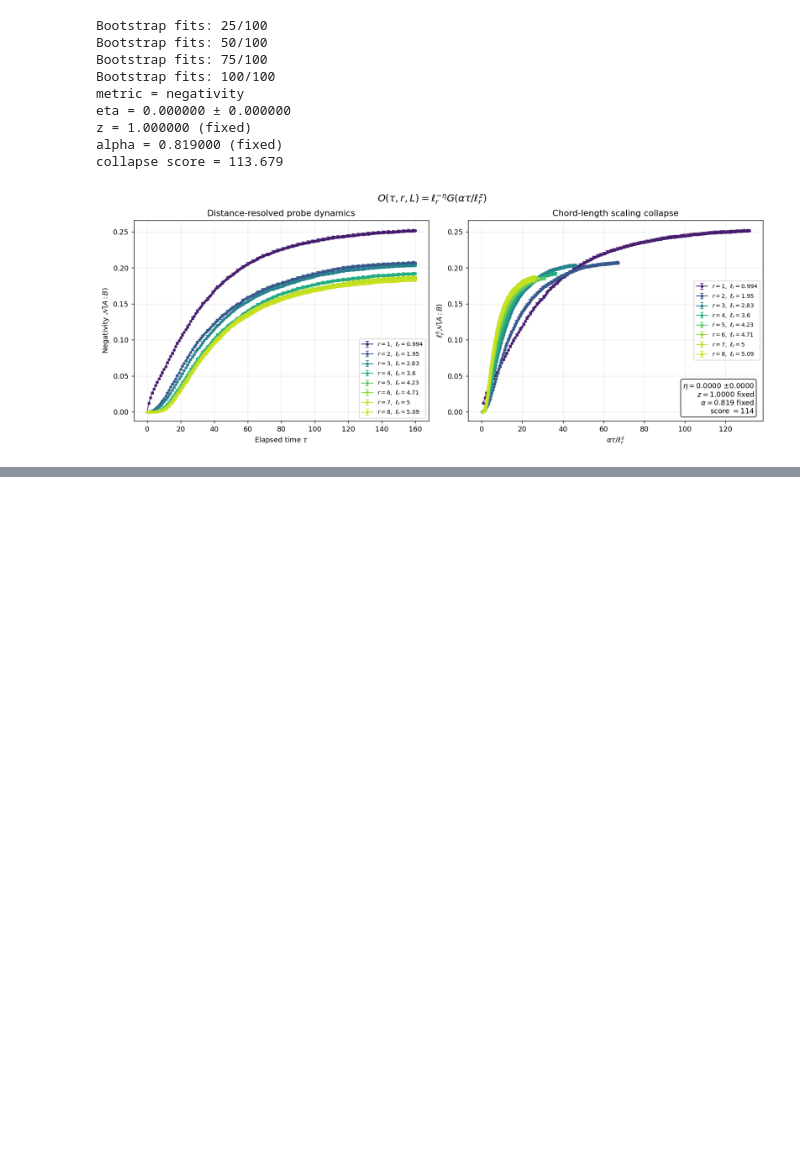
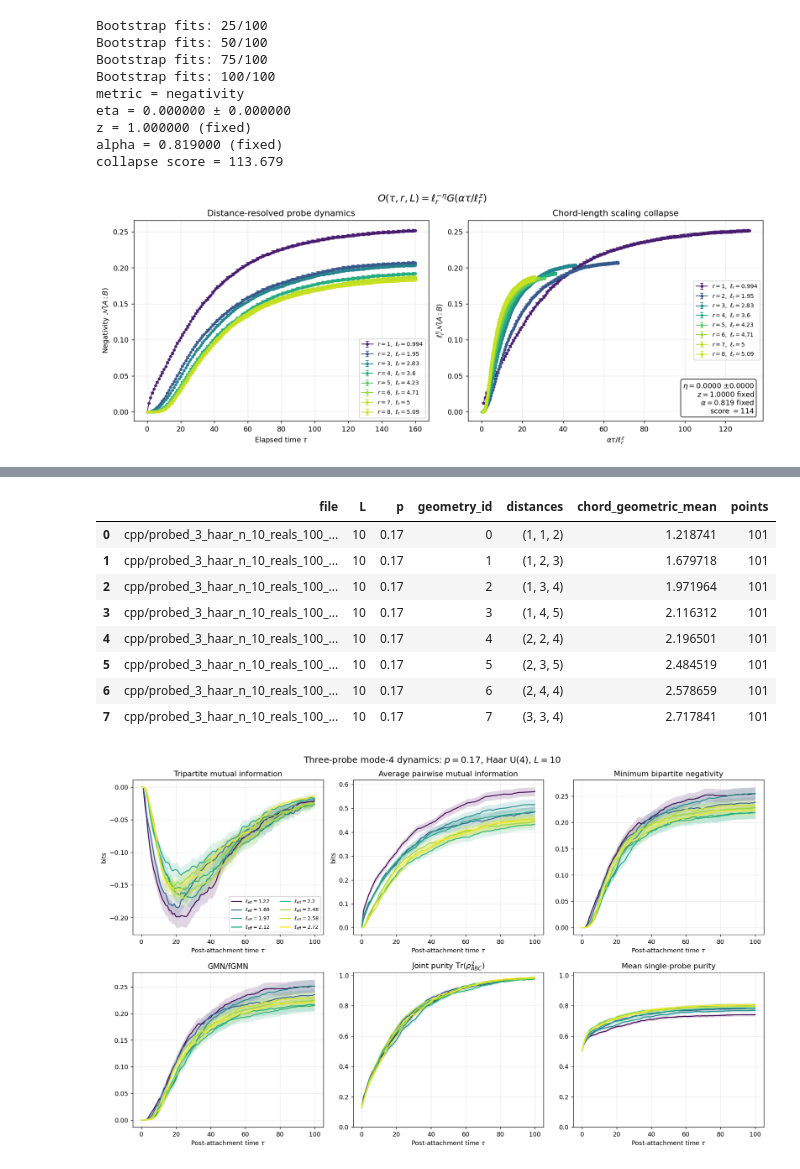
Before and after one commit to amarce4/mipt, a Jupyter notebook: python/visualize.ipynb, the cells around one changed output, grey strips where cells are left out. Saved outputs shown, nothing was run; the diff lists cells and outputs as text; code cells hidden in the pictures; blank space fills up the shorter version.

Commit message:
better 2-probe distance-varying ansatz; 3-probe filters lobsided triangles

```diff
--- a/python/visualize.ipynb
+++ b/python/visualize.ipynb
@@ -466,0 +469,21 @@ FileNotFoundError: No input files were found.
+# %%
+from importlib import reload
+import data_analysis as da
+reload(da)
+
+result = da.probe3_dynamics(
+    files="cpp/probed_3_haar_n_10_reals_100_mode_4_p_0.17_teq_20_tau_0_100.csv",
+    mi_units="bits",
+    time_axis="tau",       # or "scaled"
+)
+# %% [output]
+|  | file | L | p | geometry_id | distances | chord_geometric_mean | points |
+| 0 | cpp/probed_3_haar_n_10_reals_100_... | 10 | 0.17 | 0 | (1, 1, 2) | 1.218741 | 101 |
+| 1 | cpp/probed_3_haar_n_10_reals_100_... | 10 | 0.17 | 1 | (1, 2, 3) | 1.679718 | 101 |
+| 2 | cpp/probed_3_haar_n_10_reals_100_... | 10 | 0.17 | 2 | (1, 3, 4) | 1.971964 | 101 |
+| 3 | cpp/probed_3_haar_n_10_reals_100_... | 10 | 0.17 | 3 | (1, 4, 5) | 2.116312 | 101 |
+| 4 | cpp/probed_3_haar_n_10_reals_100_... | 10 | 0.17 | 4 | (2, 2, 4) | 2.196501 | 101 |
+| 5 | cpp/probed_3_haar_n_10_reals_100_... | 10 | 0.17 | 5 | (2, 3, 5) | 2.484519 | 101 |
+| 6 | cpp/probed_3_haar_n_10_reals_100_... | 10 | 0.17 | 6 | (2, 4, 4) | 2.578659 | 101 |
+| 7 | cpp/probed_3_haar_n_10_reals_100_... | 10 | 0.17 | 7 | (3, 3, 4) | 2.717841 | 101 |
+[figure, added]
```
Also changed, not shown: parts of 1 cell of this notebook, 4 other files.
